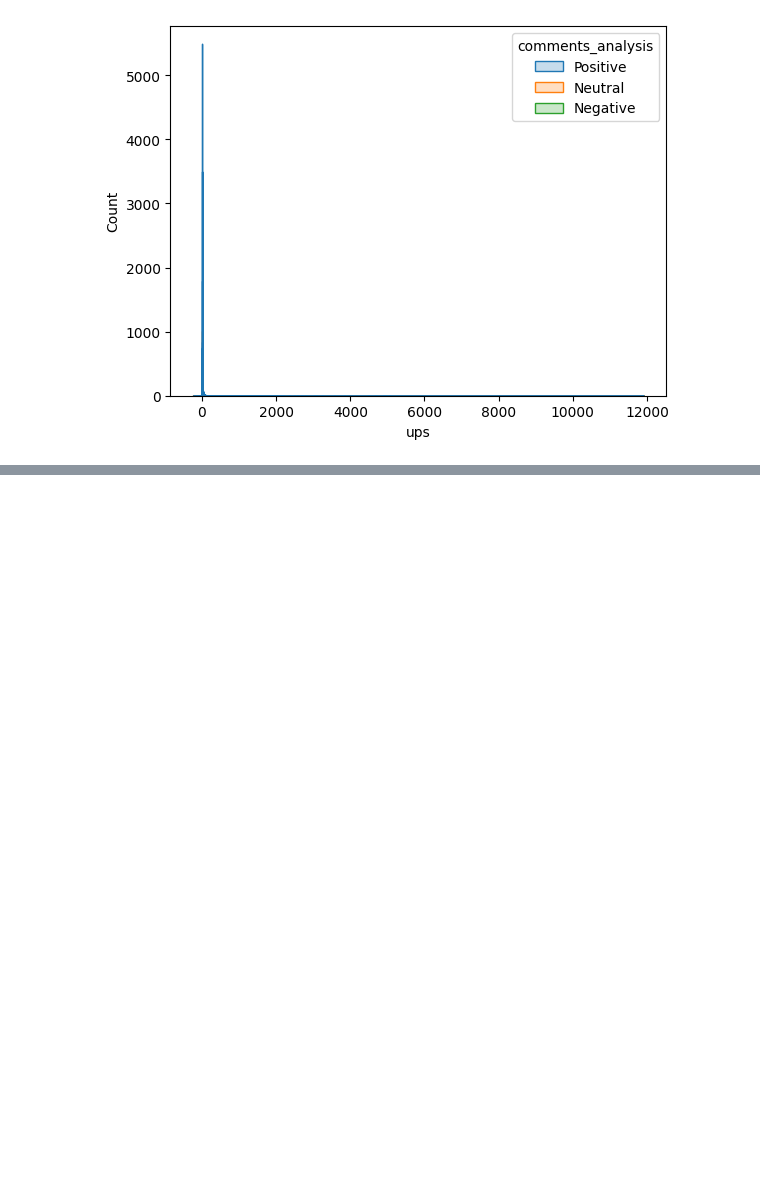
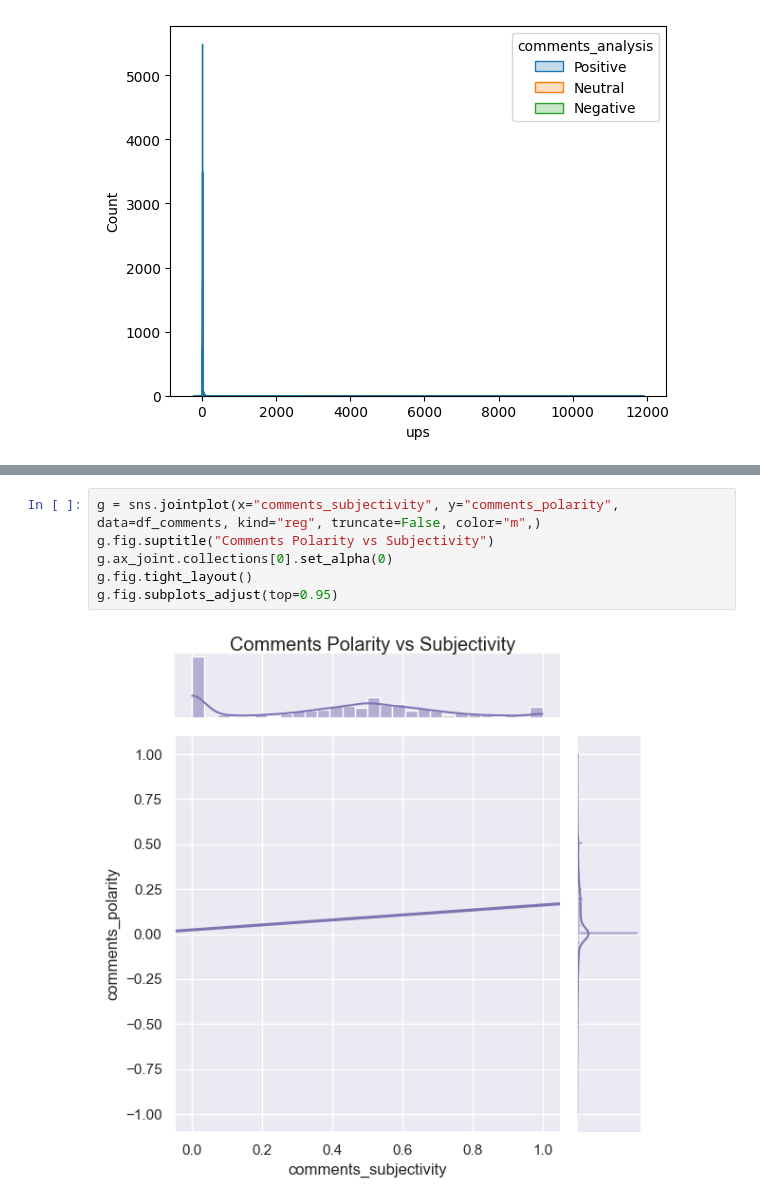
Before and after one commit to RAtul14ApriL/sentimental_analysis, a Jupyter notebook: sentiment_analysis.ipynb, the cells around one changed output, grey strips where cells are left out. Saved outputs shown, nothing was run; the diff lists cells and outputs as text; blank space fills up the shorter version.

```diff
--- a/sentiment_analysis.ipynb
+++ b/sentiment_analysis.ipynb
@@ -194,0 +189,8 @@ Text(0.5, 1.0, 'Comments Polarity vs Subjectivity')
+# %%
+g = sns.jointplot(x="comments_subjectivity", y="comments_polarity", data=df_comments, kind="reg", truncate=False, color="m",)
+g.fig.suptitle("Comments Polarity vs Subjectivity")
+g.ax_joint.collections[0].set_alpha(0)
+g.fig.tight_layout()
+g.fig.subplots_adjust(top=0.95)
+# %% [output]
+[figure, added]
```
Also changed, not shown: parts of 5 cells of this notebook, 2 other files.
